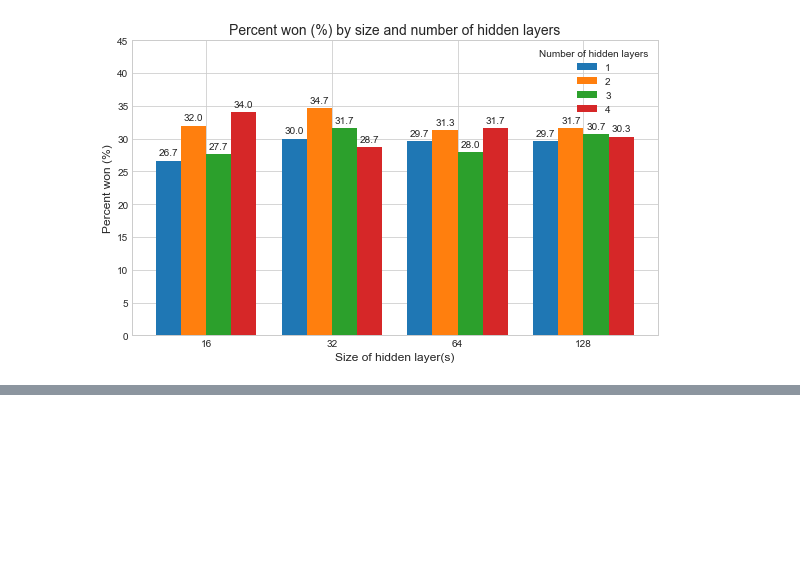
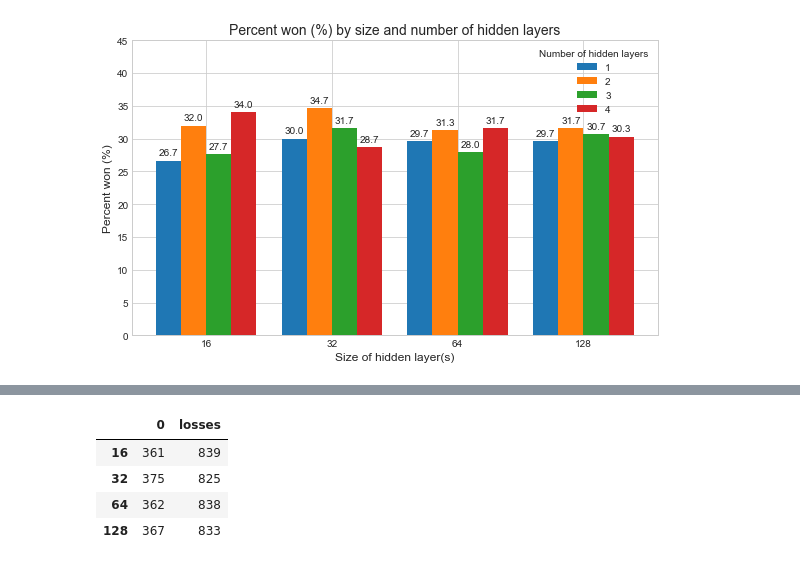
Before and after one commit to dekzok/schnapsen, a Jupyter notebook: data_analysis.ipynb, the cells around one changed output, grey strips where cells are left out. Cells and saved outputs as stored; diff of their text form; code cells hidden in the pictures; blank space fills up the shorter version.

```diff
--- a/data_analysis.ipynb
+++ b/data_analysis.ipynb
@@ -115,0 +153,13 @@ plt.show()
+# %%
+def remainder(a):
+    return 1200 - a
+
+total_sizes = wins_total_won.sum(axis=0).to_frame()
+total_sizes['losses'] = total_sizes.applymap(remainder)
+total_sizes
+# %% [output]
+|  | 0 | losses |
+| 16 | 361 | 839 |
+| 32 | 375 | 825 |
+| 64 | 362 | 838 |
+| 128 | 367 | 833 |
```
Also changed, not shown: parts of 6 cells of this notebook.
